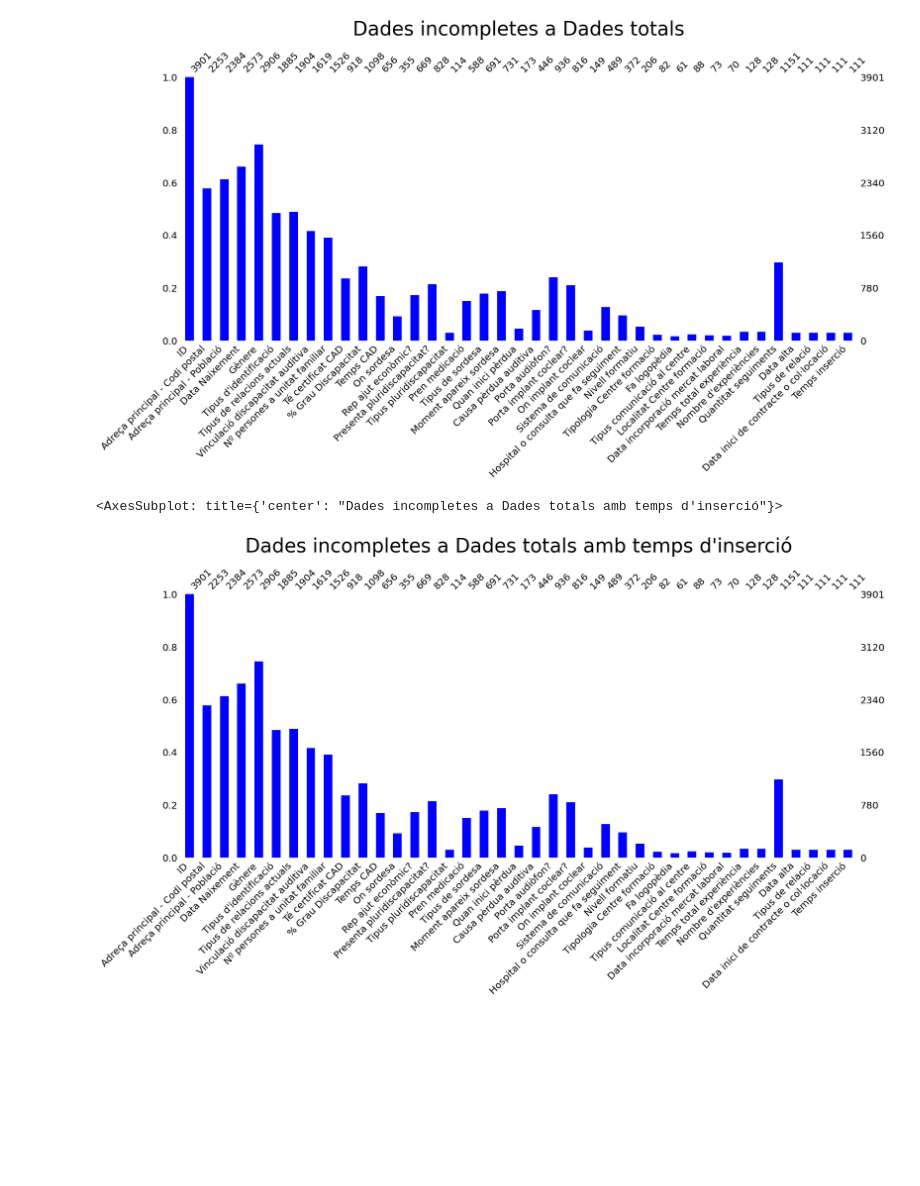
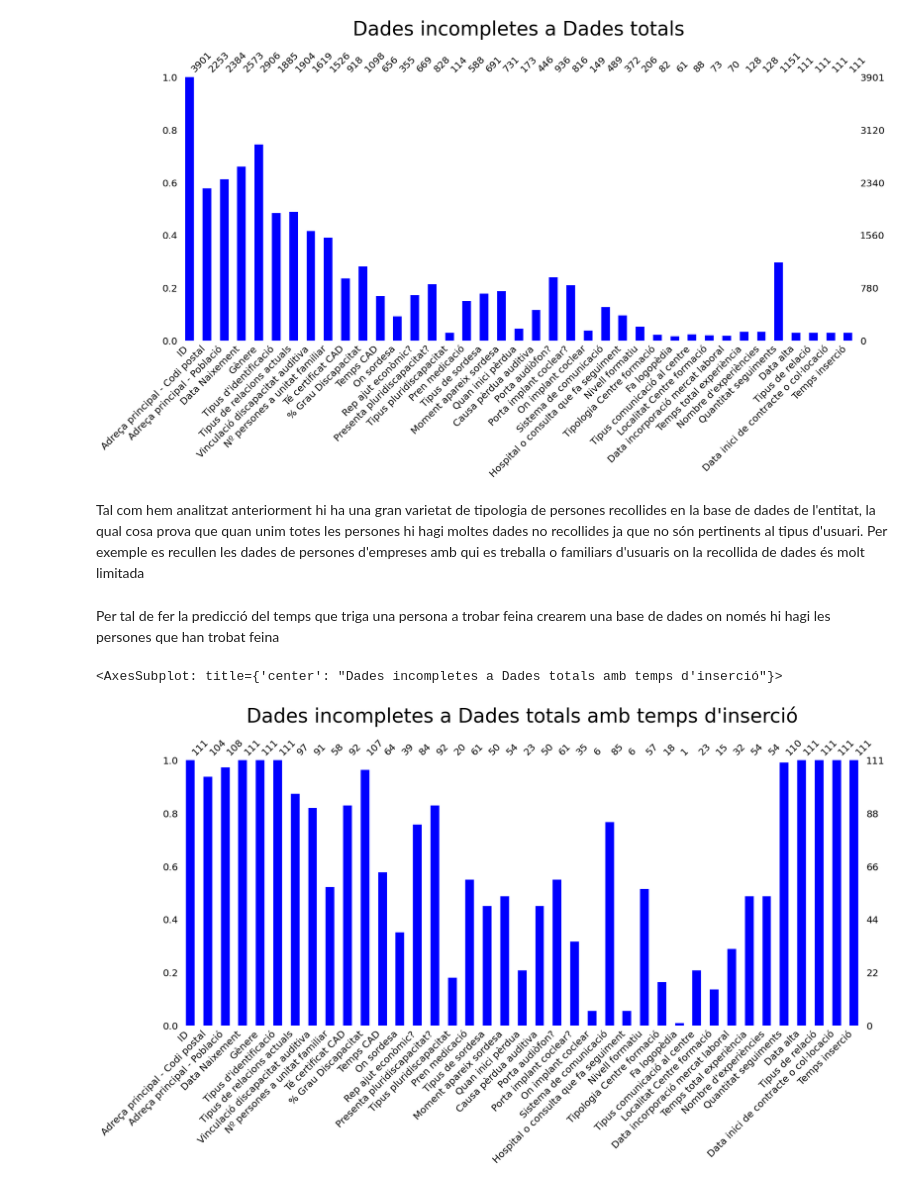
Before and after one commit to perot84/Projecte-final, a Jupyter notebook: 2.Unit.ipynb, the cells around one changed output. Cells and saved outputs as stored; diff of their text form; code cells hidden in the pictures; blank space fills up the shorter version.

```diff
--- a/2.Unit.ipynb
+++ b/2.Unit.ipynb
@@ -207,19 +203,23 @@ msno.bar(df, color='b',fontsize=20)
 # %% [output]
 <AxesSubplot: title={'center': 'Dades incompletes a Dades totals'}>
 [figure]
+# %% [markdown]
+Tal com hem analitzat anteriorment hi ha una gran varietat de tipologia de persones recollides en la base de dades de l'entitat, la qual cosa prova que quan unim totes les persones hi hagi moltes dades no recollides ja que no són pertinents al tipus d'usuari. Per exemple es recullen les dades de persones d'empreses amb qui es treballa o familiars d'usuaris on la recollida de dades és molt limitada
 # %%
 #df a csv
 df.to_csv('dades_totals.csv', index=False)
+# %% [markdown]
+Per tal de fer la predicció del temps que triga una persona a trobar feina crearem una base de dades on només hi hagi les persones que han trobat feina
 # %%
 #creem un df amb les files on hi ha dades a la columna Temps inserció
 df_ins = df.dropna(subset=['Temps inserció'])
 # %%
 #detectem el nombre de dades inclompletes
 import missingno as msno
 import matplotlib.pyplot as plt
 # Visualize the number of missing values as a bar chart
 plt.title("Dades incompletes a Dades totals amb temps d'inserció",fontsize=40, pad=30)
-msno.bar(df, color='b',fontsize=20)
+msno.bar(df_ins, color='b',fontsize=20)
 # %% [output]
 <AxesSubplot: title={'center': "Dades incompletes a Dades totals amb temps d'inserció"}>
-[figure, old version]
+[figure, new version]
```
Also changed, not shown: parts of 9 cells of this notebook, 8 other files.
